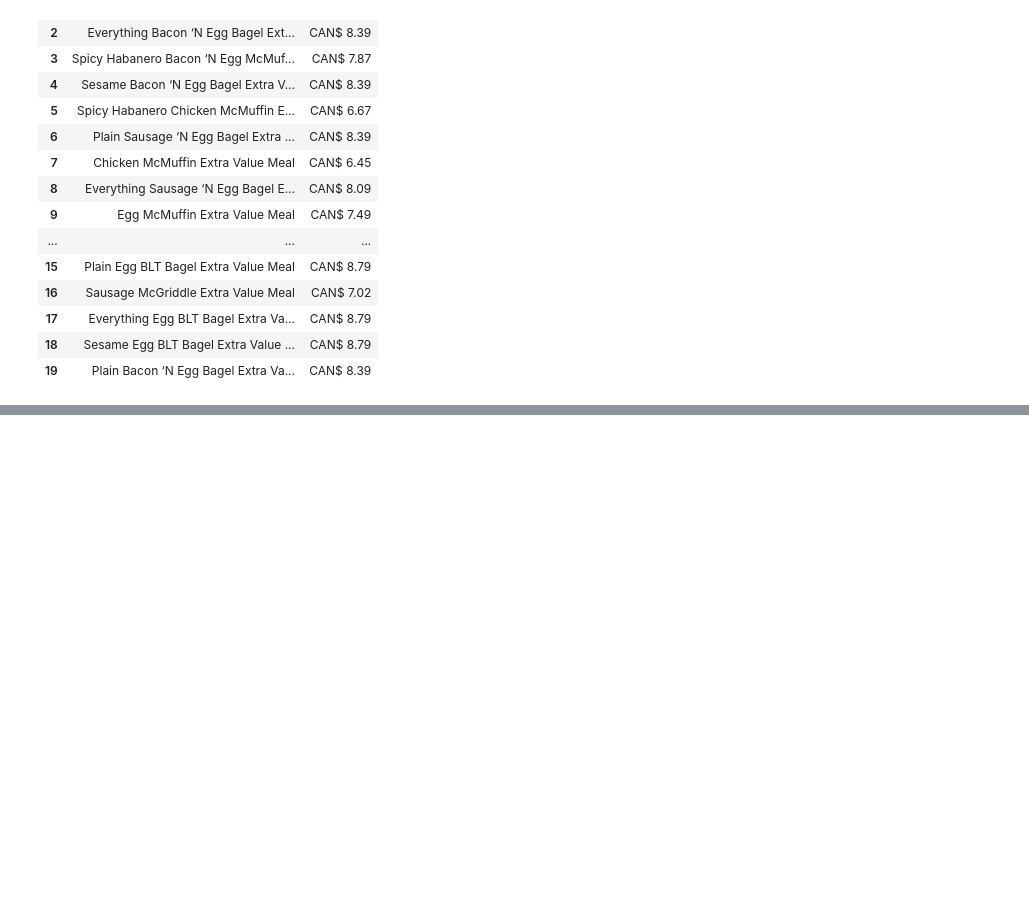
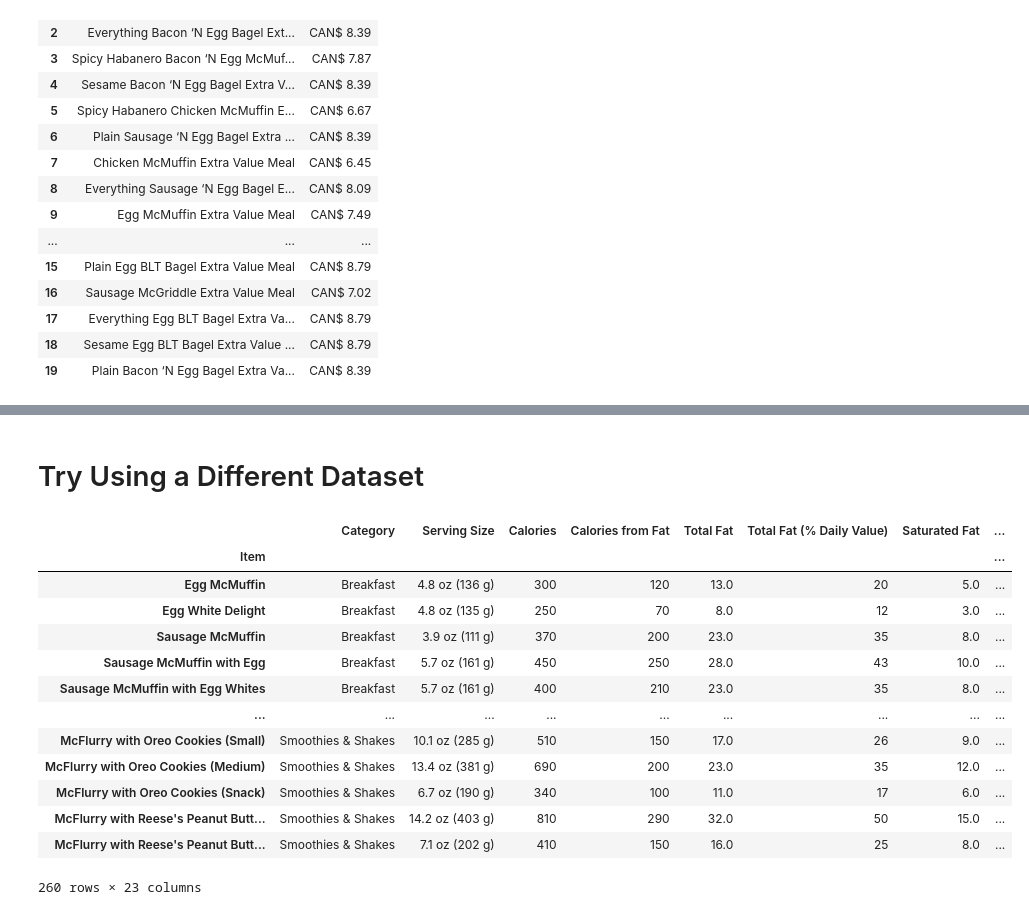
Before and after one commit to EleshiaH/Nutrition_mcdonalds, a Jupyter notebook: mcdonalds_dataset.ipynb, the cells around one changed output, grey strips where cells are left out. Cells and saved outputs as stored; diff of their text form; code cells hidden in the pictures; blank space fills up the shorter version.

```diff
--- a/mcdonalds_dataset.ipynb
+++ b/mcdonalds_dataset.ipynb
@@ -386,0 +489,21 @@ merged_menu_price_df.to_csv('price_menu_nutrients.csv', index=False, sep='\t', e
+# %% [markdown]
+# Try Using a Different Dataset
+# %%
+dataset_2 = df.copy()
+dataset_2 = dataset_2.set_index('Item')
+dataset_2
+# %% [output]
+|  | Category | Serving Size | Calories | Calories from Fat | Total Fat | Total Fat (% Daily Value) | Saturated Fat | ... |
+| Item |  |  |  |  |  |  |  | ... |
+| Egg McMuffin | Breakfast | 4.8 oz (136 g) | 300 | 120 | 13.0 | 20 | 5.0 | ... |
+| Egg White Delight | Breakfast | 4.8 oz (135 g) | 250 | 70 | 8.0 | 12 | 3.0 | ... |
+| Sausage McMuffin | Breakfast | 3.9 oz (111 g) | 370 | 200 | 23.0 | 35 | 8.0 | ... |
+| Sausage McMuffin with Egg | Breakfast | 5.7 oz (161 g) | 450 | 250 | 28.0 | 43 | 10.0 | ... |
+| Sausage McMuffin with Egg Whites | Breakfast | 5.7 oz (161 g) | 400 | 210 | 23.0 | 35 | 8.0 | ... |
+| ... | ... | ... | ... | ... | ... | ... | ... | ... |
+| McFlurry with Oreo Cookies (Small) | Smoothies & Shakes | 10.1 oz (285 g) | 510 | 150 | 17.0 | 26 | 9.0 | ... |
+| McFlurry with Oreo Cookies (Medium) | Smoothies & Shakes | 13.4 oz (381 g) | 690 | 200 | 23.0 | 35 | 12.0 | ... |
+| McFlurry with Oreo Cookies (Snack) | Smoothies & Shakes | 6.7 oz (190 g) | 340 | 100 | 11.0 | 17 | 6.0 | ... |
+| McFlurry with Reese's Peanut Butt... | Smoothies & Shakes | 14.2 oz (403 g) | 810 | 290 | 32.0 | 50 | 15.0 | ... |
+| McFlurry with Reese's Peanut Butt... | Smoothies & Shakes | 7.1 oz (202 g) | 410 | 150 | 16.0 | 25 | 8.0 | ... |
+260 rows × 23 columns
```
Also changed, not shown: parts of 45 cells of this notebook, 9 other files.
